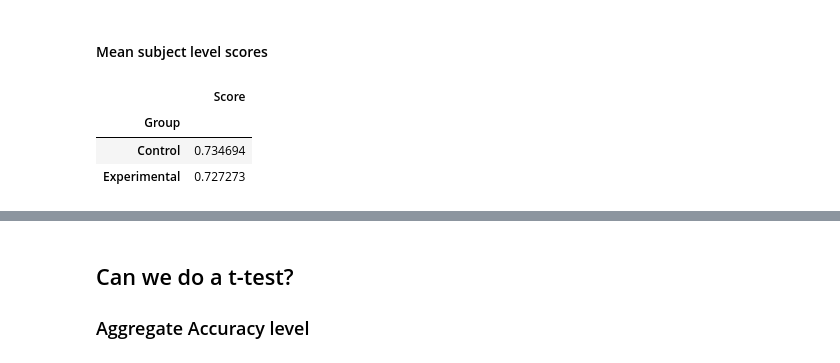
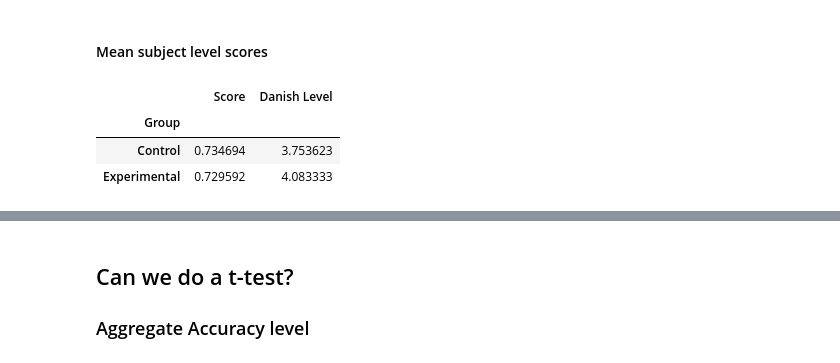
Before and after one commit to sallyi/cog-sci-2-exam, a Jupyter notebook: analyze_survey_results.ipynb, the cells around one changed output, grey strips where cells are left out. Saved outputs shown, nothing was run; the diff lists cells and outputs as text; code cells hidden in the pictures.

```diff
--- a/analyze_survey_results.ipynb
+++ b/analyze_survey_results.ipynb
@@ -128,3 +139,31 @@ set(df['What was your last level learned? (e.g. level 3.1, level A2)'].str.title
+# %%
+def get_danish_level_num(ans):
+    if isinstance(ans, float):
+        return
+    return danish_level_dict[ans]
+
+df['Mapped Danish Level_2'] = df['Which of these statements best describes your Danish communication?'].apply(get_danish_level_num)
+# %%
+danish_level_list = [
+    'Can express him/herself spontaneously, very fluently and precisely, differentiating finer shades of meaning even in more complex situations.',
+'Can use language flexibly and effectively for social, academic and professional purposes. Can produce clear, well-structured, detailed text on complex subjects, showing controlled use of organisational patterns, connectors and cohesive devices.',
+'Can produce clear, detailed text on a wide range of subjects and explain a viewpoint on a topical issue giving the advantages and disadvantages of various options.',
+'Can produce simple connected text on topics which are familiar or of personal interest. Can describe experiences and events, dreams, hopes & ambitions and briefly give reasons and explanations for opinions and plans.',
+'Can describe in simple terms aspects of his/her background, immediate environment and matters in areas of immediate need.',
+'Can interact in a simple way provided the other person talks slowly and clearly and is prepared to help.'
+    ]
+
+danish_level_dict = {x:i for i, x in enumerate(danish_level_list)}
+# %%
+def get_danish_level_num(ans):
+    if isinstance(ans, float):
+        return
+    return danish_level_dict[ans]
+
+df['Mapped Danish Level_3'] = df['Which of these additional statements best describes your Danish communication?'].apply(get_danish_level_num)
+# %%
+# get average of 3 answers to calculate score and update df with the score
+df.loc[(np.isnan(df['Mapped Danish Level']) == True), 'Mapped Danish Level'] = df[['Mapped Danish Level_3','Mapped Danish Level_2','Mapped Danish Level_3']].mean(axis=1)
 # %% [markdown]
 Make dict of correct answers:
 # %%
@@ -253,18 +303,18 @@ Experimental group:
 # %% [markdown]
 #### Mean subject level scores
 # %%
-results_subj_df = pd.DataFrame(columns=['Group', 'Score'])
+results_subj_df = pd.DataFrame(columns=['Group', 'Score', 'Danish Level'])
 i = 0
 for subj in df.to_dict(orient='records'):
     num_correct = 0
     num_correct = sum([1 for q, a in q_a.items() if a == subj[q]])
     score = num_correct/7
-    results_subj_df.loc[i] = [subj['Group'], score]
+    results_subj_df.loc[i] = [subj['Group'], score, subj['Mapped Danish Level']]
     i+=1
 
 results_subj_df.groupby('Group').mean()
 # %% [output]
-|  | Score |
-| Group |  |
-| Control | 0.734694 |
-| Experimental | 0.727273 |
+|  | Score | Danish Level |
+| Group |  |  |
+| Control | 0.734694 | 3.753623 |
+| Experimental | 0.729592 | 4.083333 |
```
Also changed, not shown: parts of 29 cells of this notebook, 1 other file.
